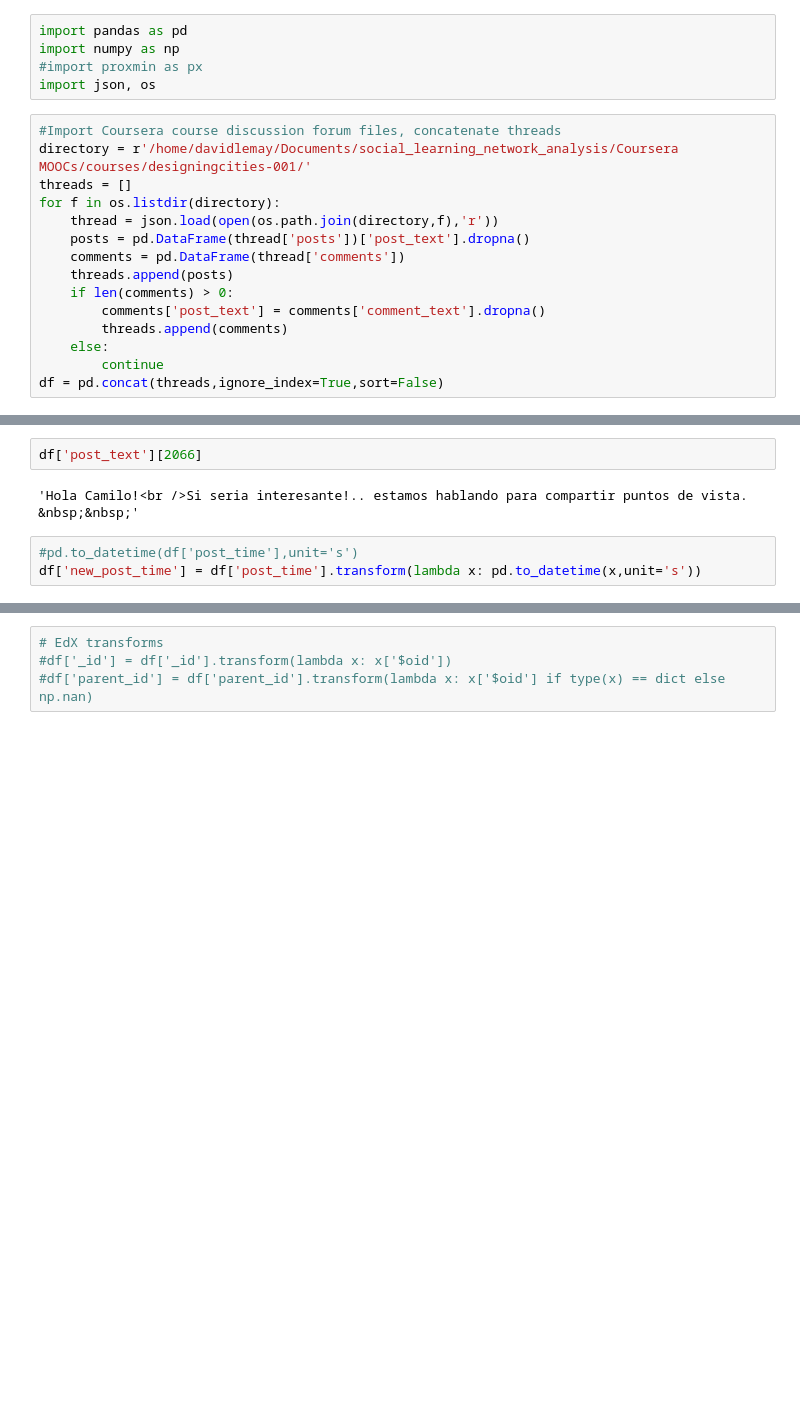
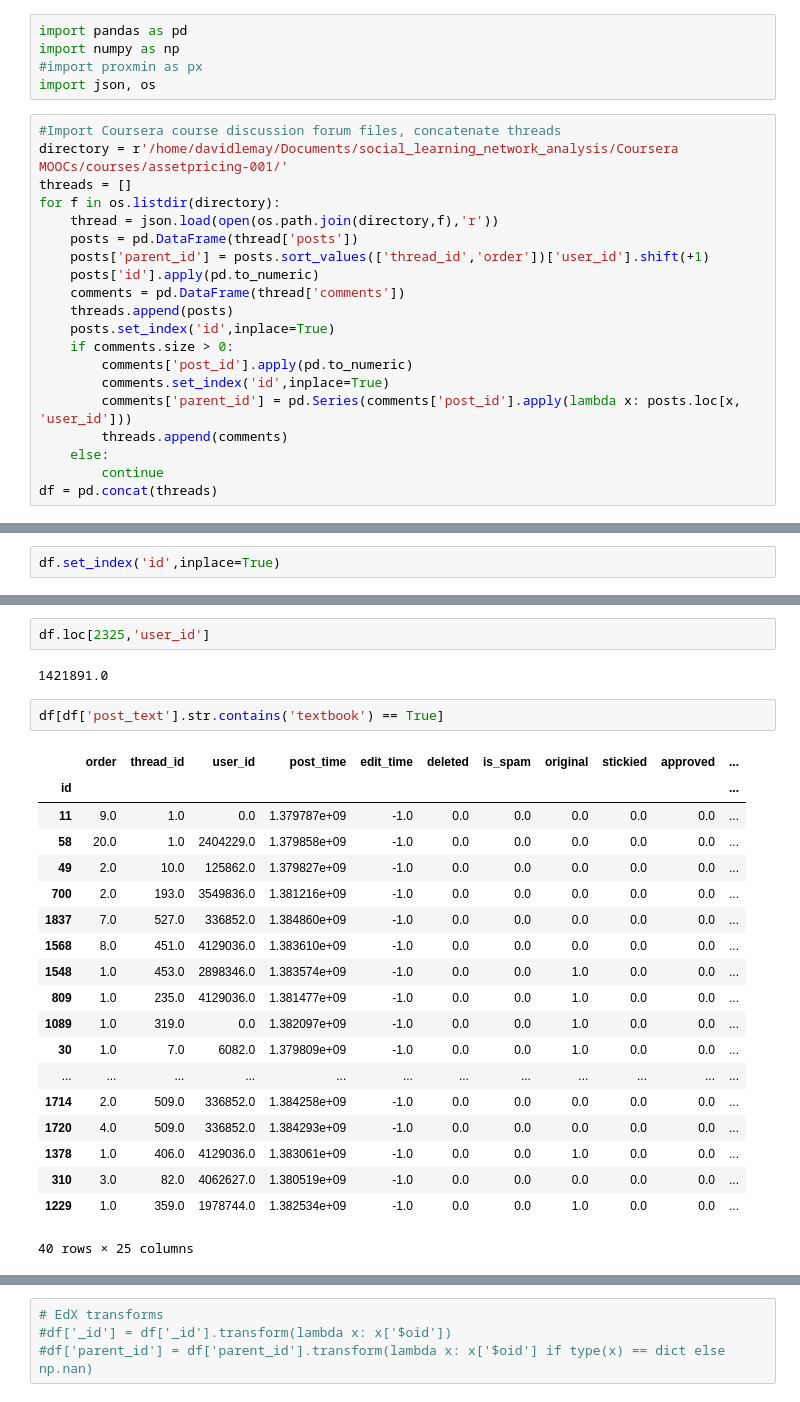
Before and after one commit to davidjlemay/social_learning_network_analysis, a Jupyter notebook: SNA-Coursera.ipynb, the cells around one changed output, grey strips where cells are left out. Drawn from its saved outputs; the diff is of its cells as text; blank space fills up the shorter version.

```diff
--- a/SNA-Coursera.ipynb
+++ b/SNA-Coursera.ipynb
@@ -51,16 +51,21 @@ import numpy as np
 import json, os
 # %%
 #Import Coursera course discussion forum files, concatenate threads
-directory = r'/home/davidlemay/Documents/social_learning_network_analysis/Coursera MOOCs/courses/designingcities-001/'
+directory = r'/home/davidlemay/Documents/social_learning_network_analysis/Coursera MOOCs/courses/assetpricing-001/'
 threads = []
 for f in os.listdir(directory):
     thread = json.load(open(os.path.join(directory,f),'r'))
-    posts = pd.DataFrame(thread['posts'])['post_text'].dropna()
+    posts = pd.DataFrame(thread['posts'])
+    posts['parent_id'] = posts.sort_values(['thread_id','order'])['user_id'].shift(+1)
+    posts['id'].apply(pd.to_numeric)
     comments = pd.DataFrame(thread['comments'])
     threads.append(posts)
-    if len(comments) > 0:
-        comments['post_text'] = comments['comment_text'].dropna()
+    posts.set_index('id',inplace=True)
+    if comments.size > 0:
+        comments['post_id'].apply(pd.to_numeric)
+        comments.set_index('id',inplace=True)
+        comments['parent_id'] = pd.Series(comments['post_id'].apply(lambda x: posts.loc[x, 'user_id']))
         threads.append(comments)
     else:
         continue
-df = pd.concat(threads,ignore_index=True,sort=False)
+df = pd.concat(threads)
@@ -70,0 +79,2 @@ str
+# %%
+df.set_index('id',inplace=True)
@@ -78,7 +109,26 @@ print(total_posts)
-# %%
-df['post_text'][2066]
-# %% [output]
-'Hola Camilo!<br />Si seria interesante!.. estamos hablando para compartir puntos de vista. &nbsp;&nbsp;'
-# %%
-#pd.to_datetime(df['post_time'],unit='s')
-df['new_post_time'] = df['post_time'].transform(lambda x: pd.to_datetime(x,unit='s'))
+# %%
+df.loc[2325,'user_id']
+# %% [output]
+1421891.0
+# %%
+df[df['post_text'].str.contains('textbook') == True]
+# %% [output]
+|  | order | thread_id | user_id | post_time | edit_time | deleted | is_spam | original | stickied | approved | ... |
+| id |  |  |  |  |  |  |  |  |  |  | ... |
+| 11 | 9.0 | 1.0 | 0.0 | 1.379787e+09 | -1.0 | 0.0 | 0.0 | 0.0 | 0.0 | 0.0 | ... |
+| 58 | 20.0 | 1.0 | 2404229.0 | 1.379858e+09 | -1.0 | 0.0 | 0.0 | 0.0 | 0.0 | 0.0 | ... |
+| 49 | 2.0 | 10.0 | 125862.0 | 1.379827e+09 | -1.0 | 0.0 | 0.0 | 0.0 | 0.0 | 0.0 | ... |
+| 700 | 2.0 | 193.0 | 3549836.0 | 1.381216e+09 | -1.0 | 0.0 | 0.0 | 0.0 | 0.0 | 0.0 | ... |
+| 1837 | 7.0 | 527.0 | 336852.0 | 1.384860e+09 | -1.0 | 0.0 | 0.0 | 0.0 | 0.0 | 0.0 | ... |
+| 1568 | 8.0 | 451.0 | 4129036.0 | 1.383610e+09 | -1.0 | 0.0 | 0.0 | 0.0 | 0.0 | 0.0 | ... |
+| 1548 | 1.0 | 453.0 | 2898346.0 | 1.383574e+09 | -1.0 | 0.0 | 0.0 | 1.0 | 0.0 | 0.0 | ... |
+| 809 | 1.0 | 235.0 | 4129036.0 | 1.381477e+09 | -1.0 | 0.0 | 0.0 | 1.0 | 0.0 | 0.0 | ... |
+| 1089 | 1.0 | 319.0 | 0.0 | 1.382097e+09 | -1.0 | 0.0 | 0.0 | 1.0 | 0.0 | 0.0 | ... |
+| 30 | 1.0 | 7.0 | 6082.0 | 1.379809e+09 | -1.0 | 0.0 | 0.0 | 1.0 | 0.0 | 0.0 | ... |
+| ... | ... | ... | ... | ... | ... | ... | ... | ... | ... | ... | ... |
+| 1714 | 2.0 | 509.0 | 336852.0 | 1.384258e+09 | -1.0 | 0.0 | 0.0 | 0.0 | 0.0 | 0.0 | ... |
+| 1720 | 4.0 | 509.0 | 336852.0 | 1.384293e+09 | -1.0 | 0.0 | 0.0 | 0.0 | 0.0 | 0.0 | ... |
+| 1378 | 1.0 | 406.0 | 4129036.0 | 1.383061e+09 | -1.0 | 0.0 | 0.0 | 1.0 | 0.0 | 0.0 | ... |
+| 310 | 3.0 | 82.0 | 4062627.0 | 1.380519e+09 | -1.0 | 0.0 | 0.0 | 0.0 | 0.0 | 0.0 | ... |
+| 1229 | 1.0 | 359.0 | 1978744.0 | 1.382534e+09 | -1.0 | 0.0 | 0.0 | 1.0 | 0.0 | 0.0 | ... |
+40 rows × 25 columns
```
Also changed, not shown: parts of 37 cells of this notebook.
